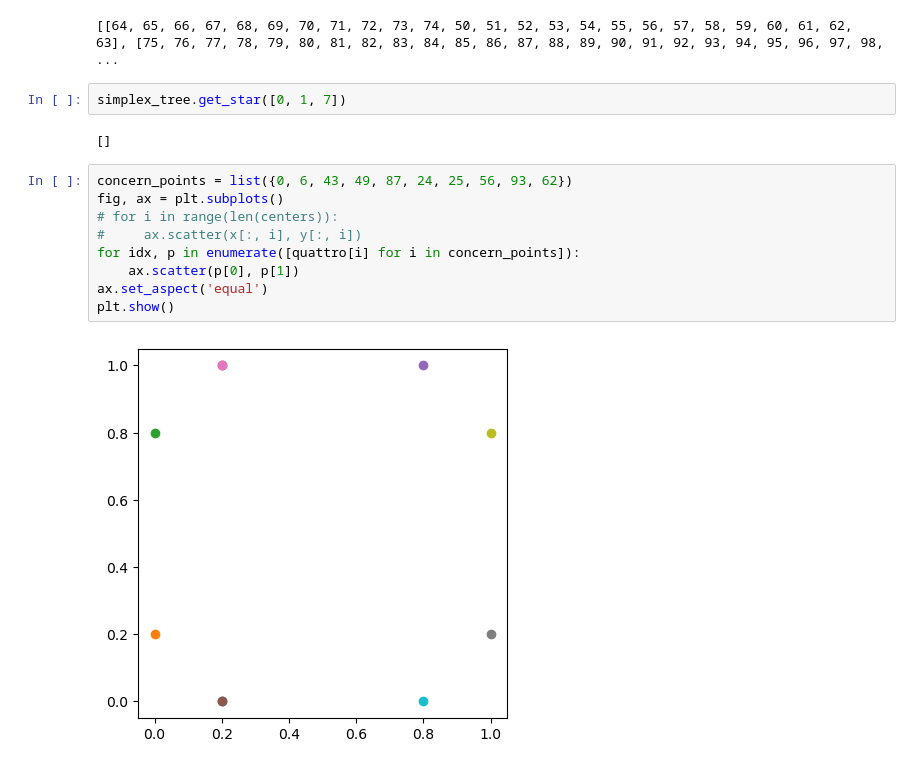
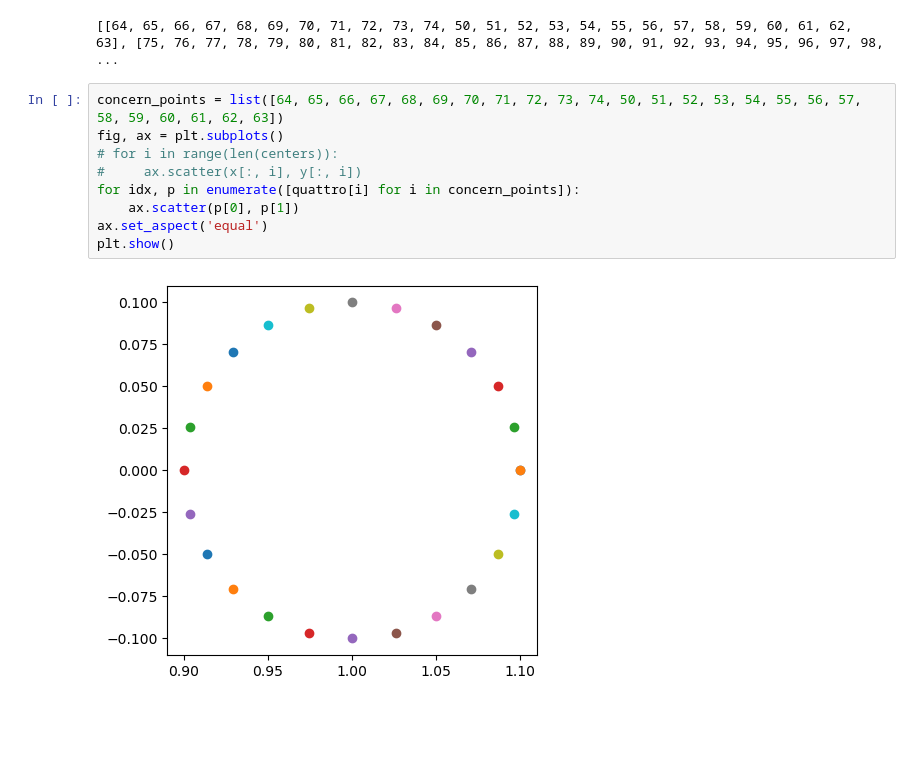
Before and after one commit to mzhyui/PHTDA-Net, a Jupyter notebook: traceback.ipynb, the cells around one changed output. Drawn from its saved outputs; the diff is of its cells as text; blank space fills up the shorter version.

```diff
--- a/traceback.ipynb
+++ b/traceback.ipynb
@@ -357,18 +357,14 @@ def merge_sublists_with_shared_items(data):
 print(merge_sublists_with_shared_items(death_simplices))
 # %% [output]
 [[64, 65, 66, 67, 68, 69, 70, 71, 72, 73, 74, 50, 51, 52, 53, 54, 55, 56, 57, 58, 59, 60, 61, 62, 63], [75, 76, 77, 78, 79, 80, 81, 82, 83, 84, 85, 86, 87, 88, 89, 90, 91, 92, 93, 94, 95, 96, 97, 98,  ...
-# %%
-simplex_tree.get_star([0, 1, 7])
-# %% [output]
-[]
 # %%
-concern_points = list({0, 6, 43, 49, 87, 24, 25, 56, 93, 62})
+concern_points = list([64, 65, 66, 67, 68, 69, 70, 71, 72, 73, 74, 50, 51, 52, 53, 54, 55, 56, 57, 58, 59, 60, 61, 62, 63])
 fig, ax = plt.subplots()
 # for i in range(len(centers)):
 #     ax.scatter(x[:, i], y[:, i])
 for idx, p in enumerate([quattro[i] for i in concern_points]):
     ax.scatter(p[0], p[1])
 ax.set_aspect('equal')
 plt.show()
 # %% [output]
-[figure, old version]
+[figure, new version]
```
Also changed, not shown: 2 other files.
